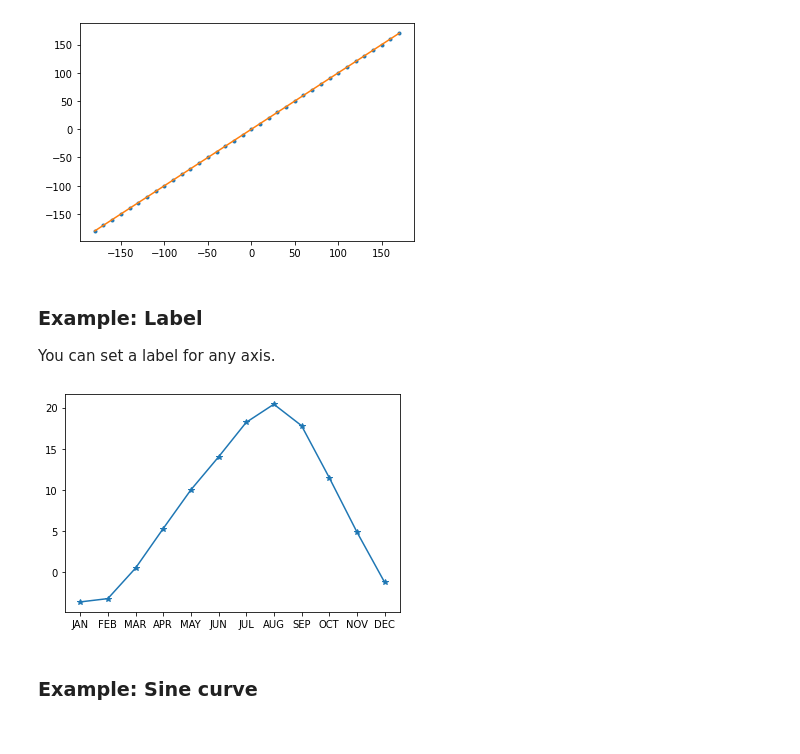
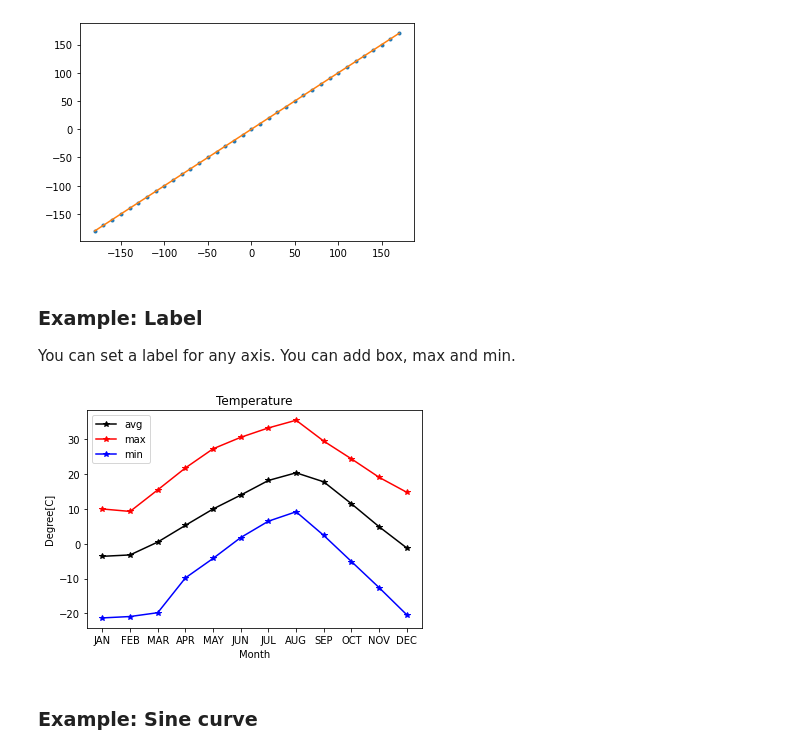
Before and after one commit to doi-shigeo/KMITL-CE-Programming3, a Jupyter notebook: Programming3_Matplotlib.ipynb, the cells around one changed output. Cells and saved outputs as stored; diff of their text form; code cells hidden in the pictures.

```diff
--- a/Programming3_Matplotlib.ipynb
+++ b/Programming3_Matplotlib.ipynb
@@ -202,18 +204,28 @@ plt.show()
 ### Example: Label
 
 You can set a label for any axis.
+You can add box, max and min.
 # %%
 import numpy as np
 import matplotlib.pyplot as plt
 
 x = ("JAN", "FEB", "MAR", "APR", "MAY", "JUN", "JUL", "AUG", "SEP", "OCT", "NOV", "DEC")
 temperature = (-3.6, -3.2, 0.5, 5.3, 10.0, 14.0, 18.2, 20.4, 17.8, 11.5, 4.9, -1.2)
+max_temperature = (10.0, 9.3, 15.5, 21.8, 27.3, 30.6, 33.3, 35.5, 29.5, 24.4, 19.1, 14.8)
+min_temperature = (-21.3, -20.9, -19.8, -9.8, -4.2, 1.8, 6.5, 9.2, 2.4, -5.1, -12.6, -20.4)
 
 # plot lines with marker
-plt.plot(x, temperature, marker='*')
+plt.plot(x, temperature, marker='*', color='black', label="avg")
+plt.plot(x, max_temperature, marker='*', color="red", label="max")
+plt.plot(x, min_temperature, marker='*', color="blue", label="min")
+
+plt.title("Temperature")
+plt.ylabel("Degree[C]")
+plt.xlabel("Month")
+plt.legend(loc='upper left')
 plt.show()
 # %% [output]
-[figure, old version]
+[figure, new version]
 # %% [markdown]
 ### Example: Sine curve
 # %%
```
Also changed, not shown: parts of 6 cells of this notebook.
